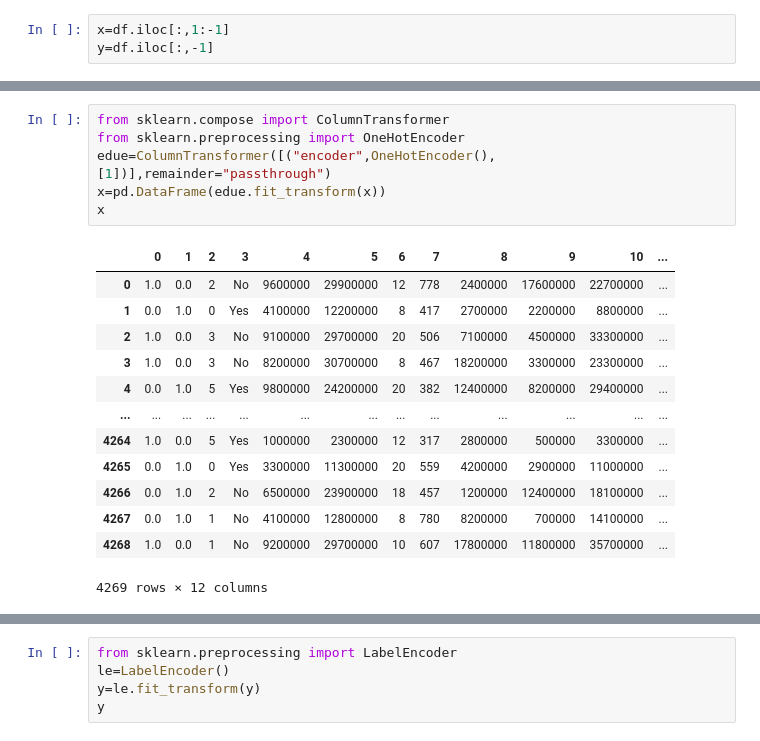
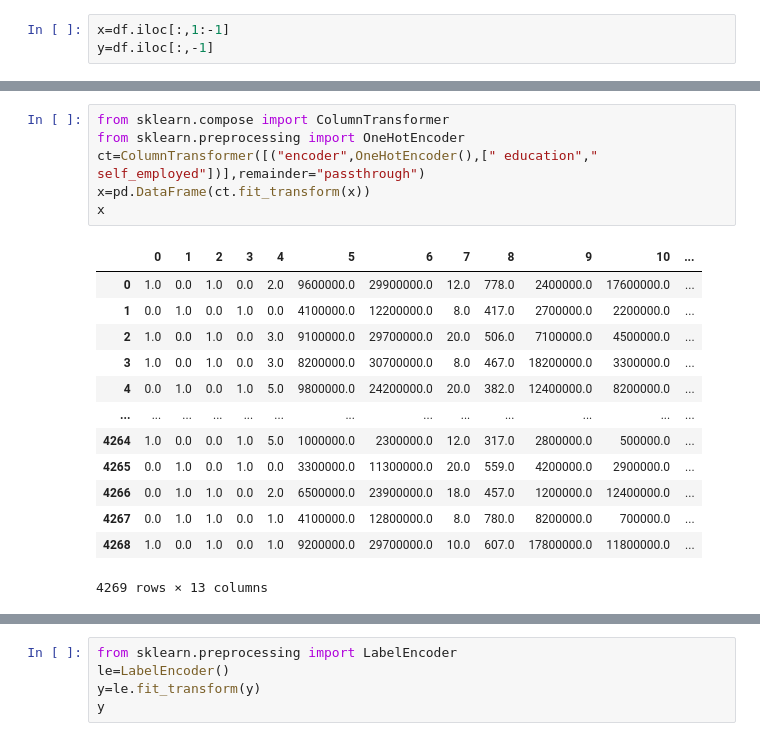
Before and after one commit to joji-c/mljourney, a Jupyter notebook: cleaning-works/loan-casestudy/loan_process.ipynb, the cells around one changed output, grey strips where cells are left out. Drawn from its saved outputs; the diff is of its cells as text.

```diff
--- a/cleaning-works/loan-casestudy/loan_process.ipynb
+++ b/cleaning-works/loan-casestudy/loan_process.ipynb
@@ -86,20 +94,20 @@ x.head()
 # %%
 from sklearn.compose import ColumnTransformer
 from sklearn.preprocessing import OneHotEncoder
-edue=ColumnTransformer([("encoder",OneHotEncoder(),[1])],remainder="passthrough")
-x=pd.DataFrame(edue.fit_transform(x))
+ct=ColumnTransformer([("encoder",OneHotEncoder(),[" education"," self_employed"])],remainder="passthrough")
+x=pd.DataFrame(ct.fit_transform(x))
 x
 # %% [output]
 |  | 0 | 1 | 2 | 3 | 4 | 5 | 6 | 7 | 8 | 9 | 10 | ... |
-| 0 | 1.0 | 0.0 | 2 | No | 9600000 | 29900000 | 12 | 778 | 2400000 | 17600000 | 22700000 | ... |
-| 1 | 0.0 | 1.0 | 0 | Yes | 4100000 | 12200000 | 8 | 417 | 2700000 | 2200000 | 8800000 | ... |
-| 2 | 1.0 | 0.0 | 3 | No | 9100000 | 29700000 | 20 | 506 | 7100000 | 4500000 | 33300000 | ... |
-| 3 | 1.0 | 0.0 | 3 | No | 8200000 | 30700000 | 8 | 467 | 18200000 | 3300000 | 23300000 | ... |
-| 4 | 0.0 | 1.0 | 5 | Yes | 9800000 | 24200000 | 20 | 382 | 12400000 | 8200000 | 29400000 | ... |
+| 0 | 1.0 | 0.0 | 1.0 | 0.0 | 2.0 | 9600000.0 | 29900000.0 | 12.0 | 778.0 | 2400000.0 | 17600000.0 | ... |
+| 1 | 0.0 | 1.0 | 0.0 | 1.0 | 0.0 | 4100000.0 | 12200000.0 | 8.0 | 417.0 | 2700000.0 | 2200000.0 | ... |
+| 2 | 1.0 | 0.0 | 1.0 | 0.0 | 3.0 | 9100000.0 | 29700000.0 | 20.0 | 506.0 | 7100000.0 | 4500000.0 | ... |
+| 3 | 1.0 | 0.0 | 1.0 | 0.0 | 3.0 | 8200000.0 | 30700000.0 | 8.0 | 467.0 | 18200000.0 | 3300000.0 | ... |
+| 4 | 0.0 | 1.0 | 0.0 | 1.0 | 5.0 | 9800000.0 | 24200000.0 | 20.0 | 382.0 | 12400000.0 | 8200000.0 | ... |
 | ... | ... | ... | ... | ... | ... | ... | ... | ... | ... | ... | ... | ... |
-| 4264 | 1.0 | 0.0 | 5 | Yes | 1000000 | 2300000 | 12 | 317 | 2800000 | 500000 | 3300000 | ... |
-| 4265 | 0.0 | 1.0 | 0 | Yes | 3300000 | 11300000 | 20 | 559 | 4200000 | 2900000 | 11000000 | ... |
-| 4266 | 0.0 | 1.0 | 2 | No | 6500000 | 23900000 | 18 | 457 | 1200000 | 12400000 | 18100000 | ... |
-| 4267 | 0.0 | 1.0 | 1 | No | 4100000 | 12800000 | 8 | 780 | 8200000 | 700000 | 14100000 | ... |
-| 4268 | 1.0 | 0.0 | 1 | No | 9200000 | 29700000 | 10 | 607 | 17800000 | 11800000 | 35700000 | ... |
+| 4264 | 1.0 | 0.0 | 0.0 | 1.0 | 5.0 | 1000000.0 | 2300000.0 | 12.0 | 317.0 | 2800000.0 | 500000.0 | ... |
+| 4265 | 0.0 | 1.0 | 0.0 | 1.0 | 0.0 | 3300000.0 | 11300000.0 | 20.0 | 559.0 | 4200000.0 | 2900000.0 | ... |
+| 4266 | 0.0 | 1.0 | 1.0 | 0.0 | 2.0 | 6500000.0 | 23900000.0 | 18.0 | 457.0 | 1200000.0 | 12400000.0 | ... |
+| 4267 | 0.0 | 1.0 | 1.0 | 0.0 | 1.0 | 4100000.0 | 12800000.0 | 8.0 | 780.0 | 8200000.0 | 700000.0 | ... |
+| 4268 | 1.0 | 0.0 | 1.0 | 0.0 | 1.0 | 9200000.0 | 29700000.0 | 10.0 | 607.0 | 17800000.0 | 11800000.0 | ... |
-4269 rows × 12 columns
+4269 rows × 13 columns
```
Also changed, not shown: parts of 9 cells of this notebook, 2 other files.
